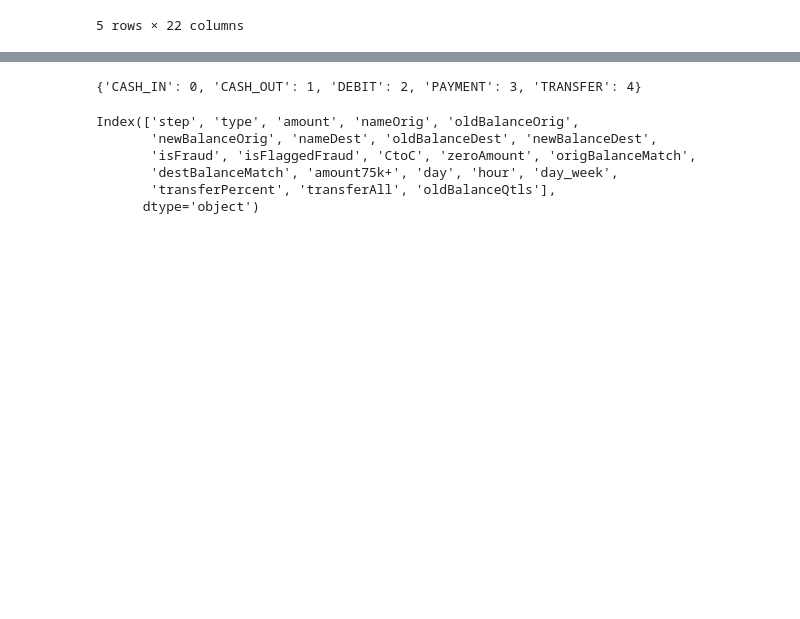
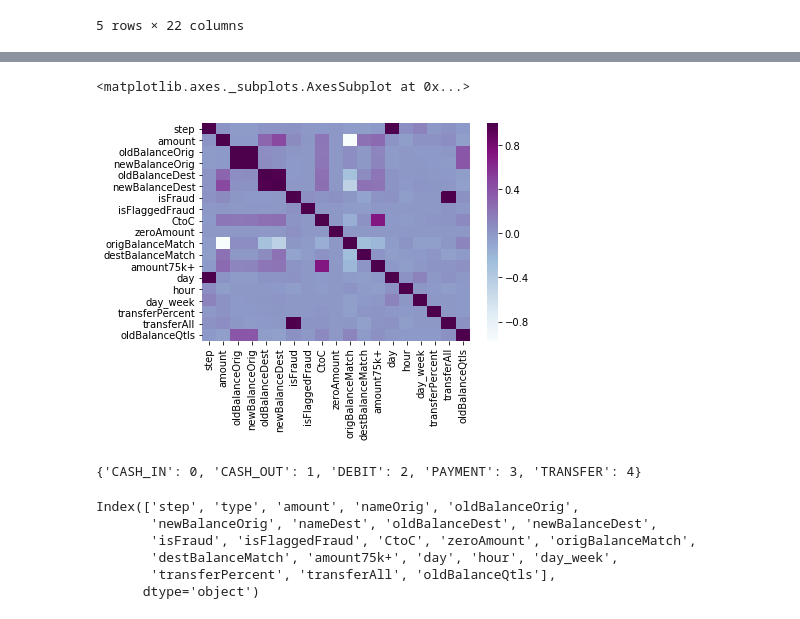
Before and after one commit to PriyankaBiswas/Data-Science, a Jupyter notebook: Unit2_SL/fraud_detection/fraud_detection-pushed.ipynb, the cells around one changed output, grey strips where cells are left out. Cells and saved outputs as stored; diff of their text form; code cells hidden in the pictures; blank space fills up the shorter version.

```diff
--- a/Unit2_SL/fraud_detection/fraud_detection-pushed.ipynb
+++ b/Unit2_SL/fraud_detection/fraud_detection-pushed.ipynb
@@ -582,5 +580,6 @@ for value in data.oldBalanceOrig.values:
         oldBalanceQ.append(2)
     elif value <= 1.073152e+05:
         oldBalanceQ.append(3)
-    elif value <= 5.958504e+07:
-        oldBalanceQ.append(4)
+    else:
+        oldBalanceQ.append(4) # elif changed to else, as it returned len(oldBalanceQ) was one number less than \
+        # the length of the dataframe, as it might have a larger number than the range given for "4"
@@ -653,13 +650,16 @@ dtype: int64
 # %%
 # Temporary solution: remove NaN by the following code
 
-data_new.loc[np.isnan(data_new['oldBalanceQtls']), 'oldBalanceQtls'] = -1
+#data_new.loc[np.isnan(data_new['oldBalanceQtls']), 'oldBalanceQtls'] = -1
 # %%
-#corrmap = data_new.corr()
+corrmap = data_new.corr()
 # %%
 #f, ax = plt.subplots(figsize=(12, 9))
 
 ## Draw the heatmap using seaborn
-#sns.heatmap(corrmap, cmap='BuPu')
+sns.heatmap(corrmap, cmap='BuPu')
 #plt.show()
+# %% [output]
+<matplotlib.axes._subplots.AxesSubplot at 0x...>
+[figure, added]
 # %%
```
Also changed, not shown: parts of 39 cells of this notebook.
